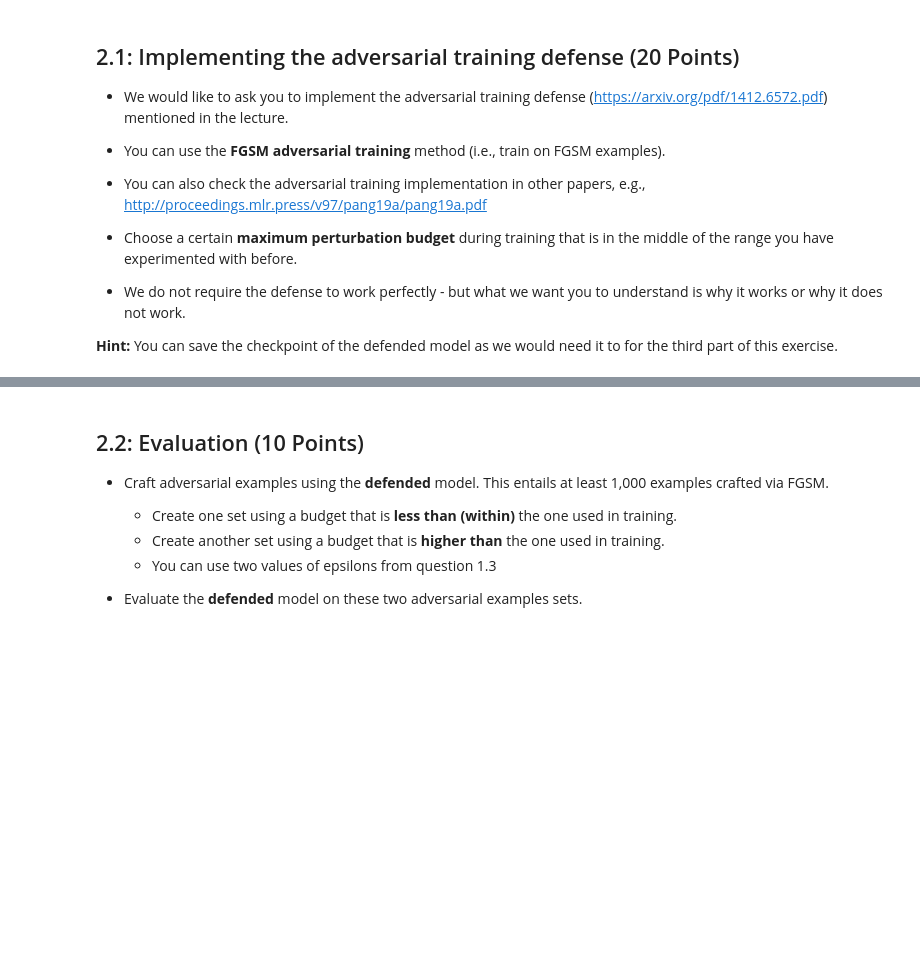
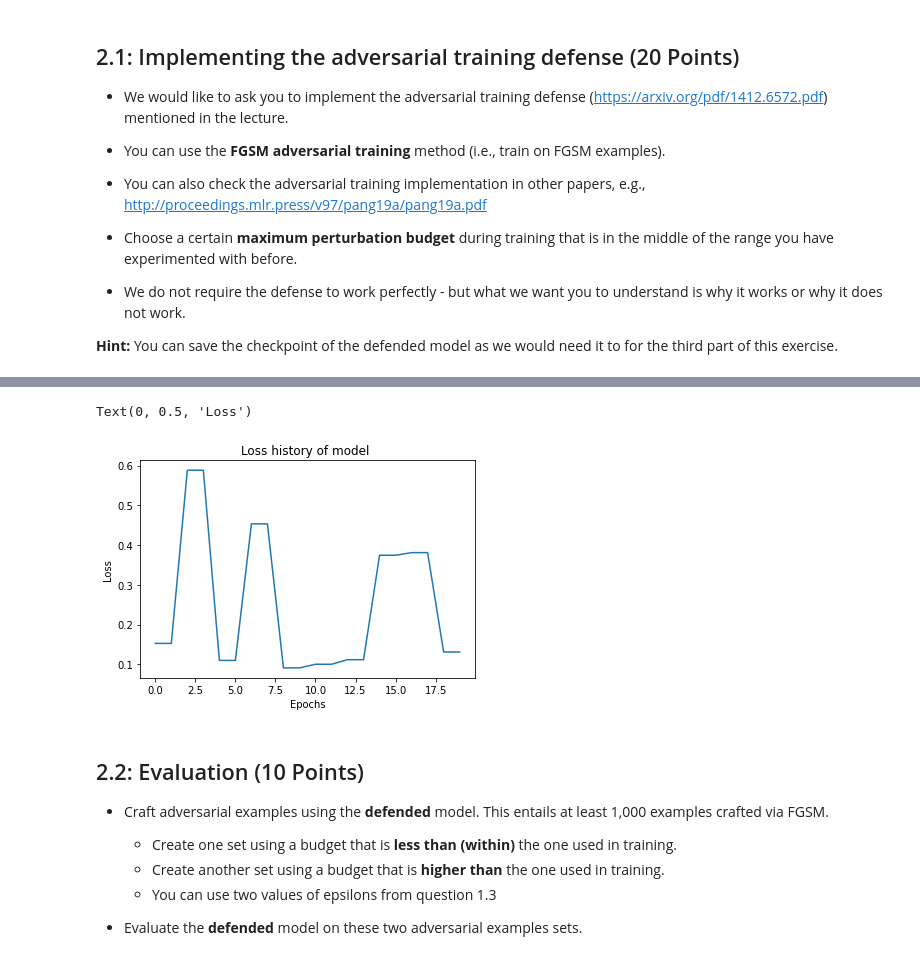
Before and after one commit to manuelaceron/ML-in-Cybersecurity, a Jupyter notebook: Evasion attack/2021_11_12_Task_02.ipynb, the cells around one changed output, grey strips where cells are left out. Drawn from its saved outputs; the diff is of its cells as text; code cells hidden in the pictures; blank space fills up the shorter version.

Commit message:
Update adversarial training + I-FSGSM

```diff
--- a/Evasion attack/2021_11_12_Task_02.ipynb
+++ b/Evasion attack/2021_11_12_Task_02.ipynb
@@ -128,3 +186,7 @@ In case you choose to have some methods you plan to reuse during the notebook, d
+# %%
+epsilons = [.01, .03, .05, .15, .3]
+epsilon_budget = epsilons[:-1]
+dataset_size= 20
 # %% [markdown]
 # 1. Attacking an ML-model (30 points)
 
@@ -261 +286,6 @@ Net(
+# %%
+# (4) Load undefended model
+
+pretrained_model ="/content/best_modelyes.ckpt"
+undefended_model = load_model(pretrained_model)
 # %%
@@ -653,0 +676,20 @@ def train_model(dropout_s,model,learning_rate,reg,train_loader_nn,val_loader_nn,
+# %%
+num_epochs =10
+learning_rate = 0.001
+reg = 0.001
+learning_rate_decay = 0.95
+best_accuracy = 0
+total_train = 0
+correct_train = 0
+total_train_adv = 0
+correct_train_adv = 0
+train_accu = []
+train_accu_adv = []
+val_accu = []
+val_accu_data = 0
+loss_values = []
+loss_ar = []
+
+
+val_acc_list, val_accu, train_accu, train_accu_adv, best, loss_history = train_adv_model(epsilon_budget, undefended_model, learning_rate, reg, train_loader, val_loader, best_accuracy, num_epochs,
+                                                                   total_train, correct_train, total_train_adv, correct_train_adv, train_accu, val_accu_data, val_accu, learning_rate_decay, train_accu, loss_values)
@@ -654,3 +714,12 @@ def train_model(dropout_s,model,learning_rate,reg,train_loader_nn,val_loader_nn,
+# %%
+#Loss
+plt.plot(loss_history)
+plt.title('Loss history of model ')
+plt.xlabel('Epochs')
+plt.ylabel('Loss')
+# %% [output]
+Text(0, 0.5, 'Loss')
+[figure, added]
 # %% [markdown]
 ## 2.2: Evaluation (10 Points)
 
```
Also changed, not shown: parts of 36 cells of this notebook.
